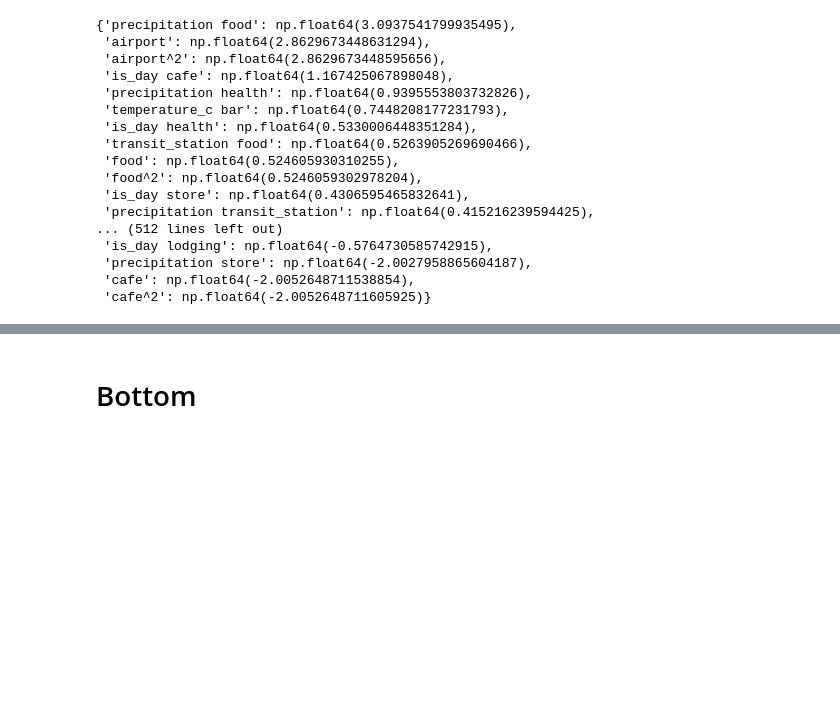
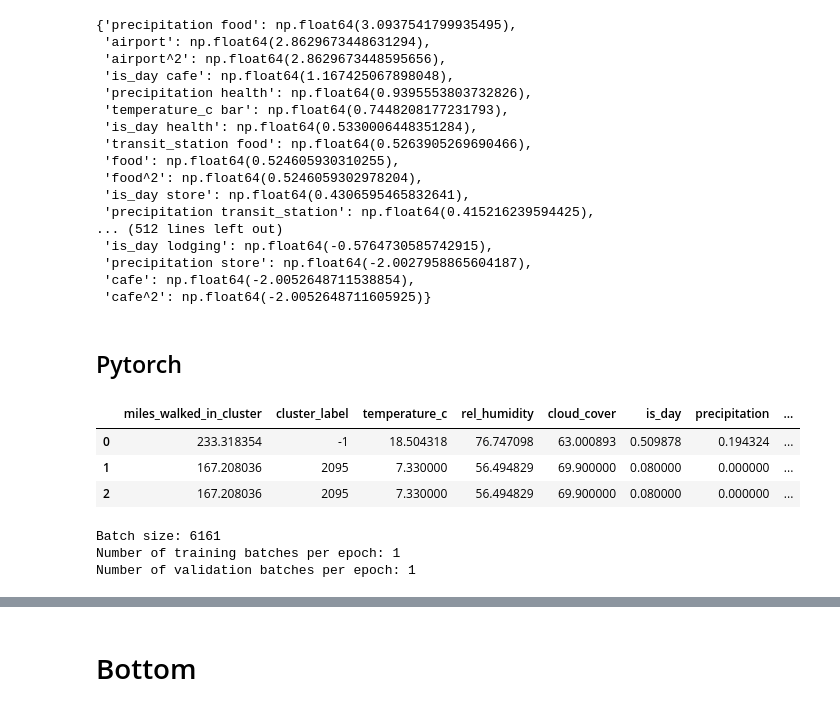
Before and after one commit to johnryanmcnally/tile_tracker_pipeline, a Jupyter notebook: model_scripts/model_exploration.ipynb, the cells around one changed output, grey strips where cells are left out. Drawn from its saved outputs; the diff is of its cells as text; code cells hidden in the pictures; blank space fills up the shorter version.

Commit message:
added pytorch helloworld

```diff
--- a/model_scripts/model_exploration.ipynb
+++ b/model_scripts/model_exploration.ipynb
@@ -290,3 +298,54 @@ feats
  'precipitation store': np.float64(-2.0027958865604187),
  'cafe': np.float64(-2.0052648711538854),
  'cafe^2': np.float64(-2.0052648711605925)}
+# %% [markdown]
+## Pytorch
+# %%
+df.head(3)
+# %% [output]
+|  | miles_walked_in_cluster | cluster_label | temperature_c | rel_humidity | cloud_cover | is_day | precipitation | ... |
+| 0 | 233.318354 | -1 | 18.504318 | 76.747098 | 63.000893 | 0.509878 | 0.194324 | ... |
+| 1 | 167.208036 | 2095 | 7.330000 | 56.494829 | 69.900000 | 0.080000 | 0.000000 | ... |
+| 2 | 167.208036 | 2095 | 7.330000 | 56.494829 | 69.900000 | 0.080000 | 0.000000 | ... |
+# %%
+# Process Data
+cdf = df[(df['cluster_label'] > 0) & (df['miles_walked_in_cluster'] < 10)].copy()
+tags = list(cdf['tag'].unique())
+cdf.loc[:, tags] = pd.get_dummies(cdf['tag'], dtype=float)
+
+svd = TruncatedSVD(n_components=4)
+scaler = StandardScaler()
+X = cdf.drop(columns=['miles_walked_in_cluster','tag','cluster_label'])
+y = cdf['miles_walked_in_cluster'].astype(float)
+X_train, X_val, y_train, y_val = train_test_split(X, y, test_size=.3, random_state=66)
+X_train = svd.fit_transform(X_train)
+X_train = scaler.fit_transform(X_train)
+sample_weights_train = np.ones((X_train.shape[0],1))
+X_val = svd.transform(X_val)
+X_val = scaler.transform(X_val)
+sample_weights_val = np.ones((X_val.shape[0],1))
+# Convert NumPy arrays to PyTorch tensors
+X_train = torch.from_numpy(X_train).to(torch.float32)
+y_train = torch.from_numpy(np.array(y_train).reshape(-1,1)).to(torch.float32)
+sample_weights_train = torch.from_numpy(sample_weights_train).to(torch.float32)
+X_val = torch.from_numpy(X_val).to(torch.float32)
+y_val = torch.from_numpy(np.array(y_val).reshape(-1,1)).to(torch.float32)
+sample_weights_val = torch.from_numpy(sample_weights_val).to(torch.float32)
+
+# Create Datasets
+train_dataset = TensorDataset(X_train, y_train, sample_weights_train)
+val_dataset = TensorDataset(X_val, y_val, sample_weights_val)
+
+# Create DataLoaders
+BATCH_SIZE = X_train.shape[0]
+NUM_WORKERS = os.cpu_count() - 1
+train_loader = DataLoader(dataset=train_dataset, batch_size=BATCH_SIZE, shuffle=True, num_workers=NUM_WORKERS)
+val_loader = DataLoader(dataset=val_dataset, batch_size=BATCH_SIZE, shuffle=False, num_workers=NUM_WORKERS) # No need to shuffle validation data
+
+print(f"Batch size: {BATCH_SIZE}")
+print(f"Number of training batches per epoch: {len(train_loader)}")
+print(f"Number of validation batches per epoch: {len(val_loader)}")
+# %% [output]
+Batch size: 6161
+Number of training batches per epoch: 1
+Number of validation batches per epoch: 1
```
Also changed, not shown: parts of 15 cells of this notebook.
